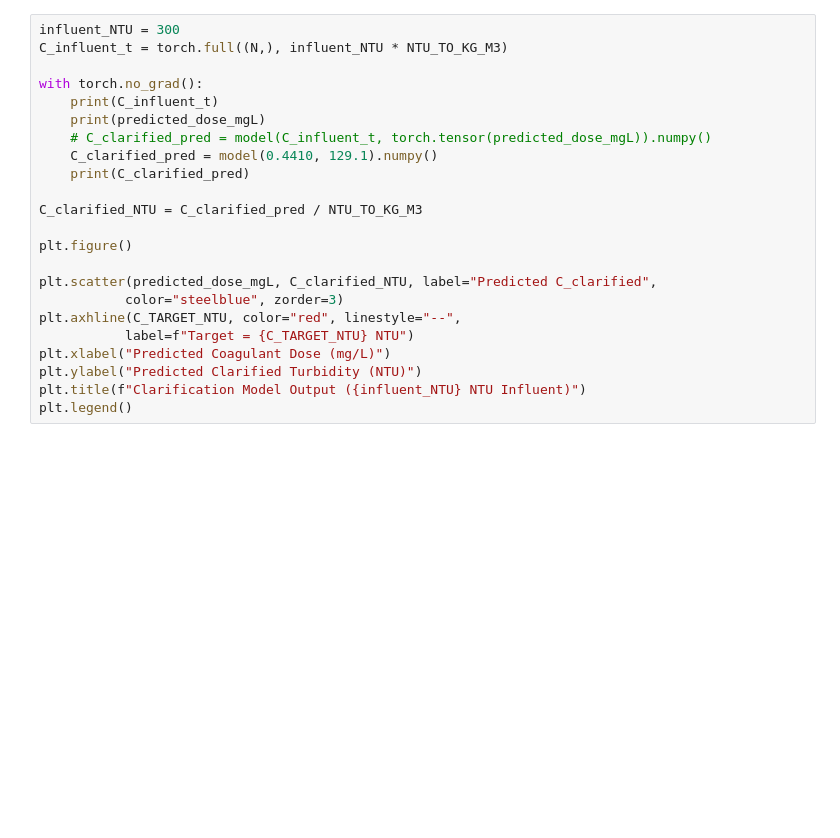
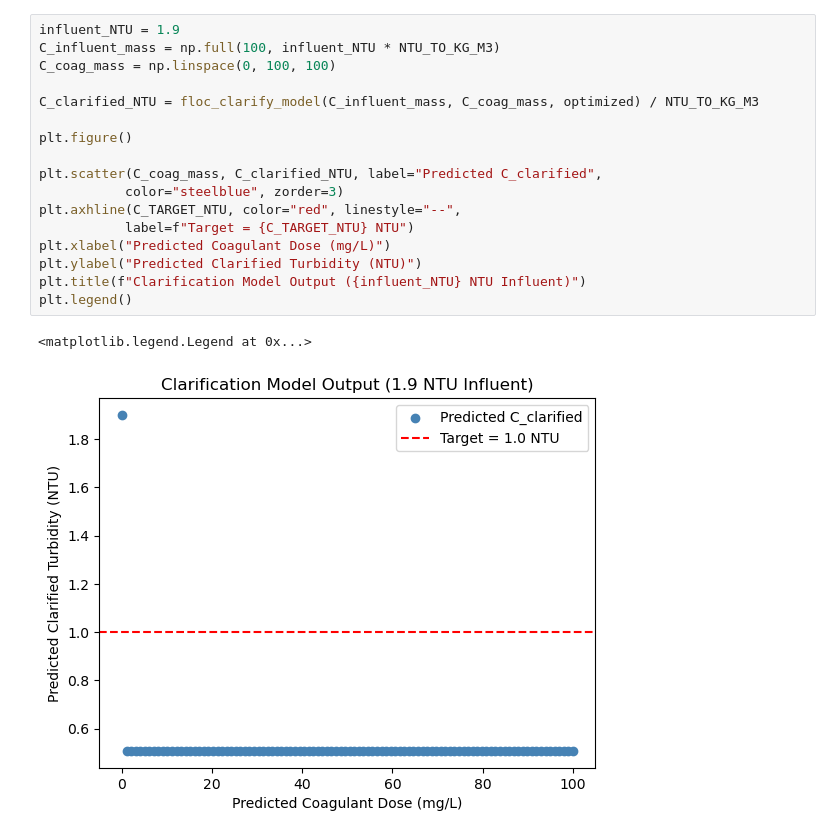
Before and after one commit to AguaClara/floc_modeling, a Jupyter notebook: Spring 2026/Model Fitting/Model_Fitting_SP26.ipynb, the cells around one changed output. Saved outputs shown, nothing was run; the diff lists cells and outputs as text; blank space fills up the shorter version.

```diff
--- a/Spring 2026/Model Fitting/Model_Fitting_SP26.ipynb
+++ b/Spring 2026/Model Fitting/Model_Fitting_SP26.ipynb
@@ -456,23 +459,20 @@ plt.show()
 # %%
-influent_NTU = 300
-C_influent_t = torch.full((N,), influent_NTU * NTU_TO_KG_M3)
+influent_NTU = 1.9
+C_influent_mass = np.full(100, influent_NTU * NTU_TO_KG_M3)
+C_coag_mass = np.linspace(0, 100, 100)
 
-with torch.no_grad():
-    print(C_influent_t)
-    print(predicted_dose_mgL)
-    # C_clarified_pred = model(C_influent_t, torch.tensor(predicted_dose_mgL)).numpy()
-    C_clarified_pred = model(0.4410, 129.1).numpy()
-    print(C_clarified_pred)
-
-C_clarified_NTU = C_clarified_pred / NTU_TO_KG_M3
+C_clarified_NTU = floc_clarify_model(C_influent_mass, C_coag_mass, optimized) / NTU_TO_KG_M3
 
 plt.figure()
 
-plt.scatter(predicted_dose_mgL, C_clarified_NTU, label="Predicted C_clarified",
+plt.scatter(C_coag_mass, C_clarified_NTU, label="Predicted C_clarified",
            color="steelblue", zorder=3)
 plt.axhline(C_TARGET_NTU, color="red", linestyle="--",
            label=f"Target = {C_TARGET_NTU} NTU")
 plt.xlabel("Predicted Coagulant Dose (mg/L)")
 plt.ylabel("Predicted Clarified Turbidity (NTU)")
 plt.title(f"Clarification Model Output ({influent_NTU} NTU Influent)")
 plt.legend()
+# %% [output]
+<matplotlib.legend.Legend at 0x...>
+[figure, added]
```
Also changed, not shown: parts of 12 cells of this notebook.
